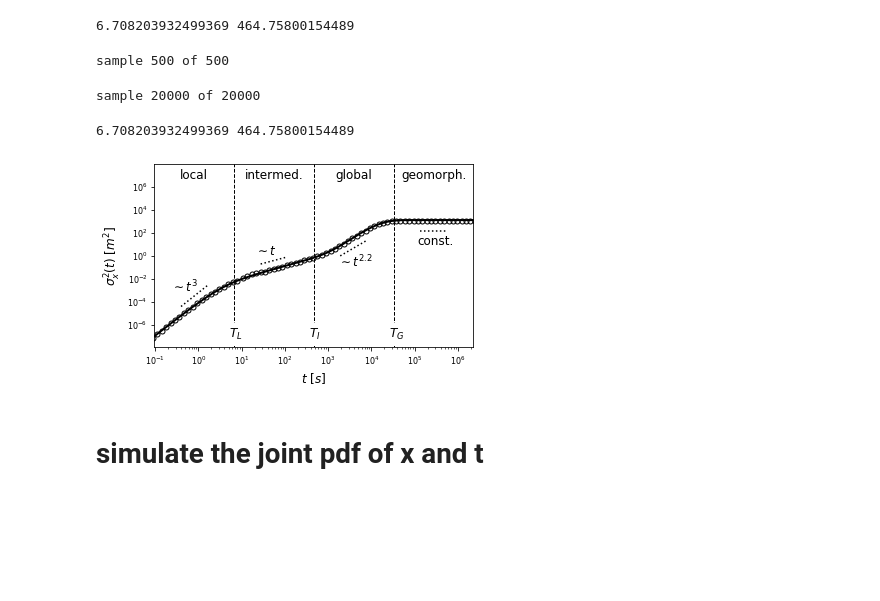
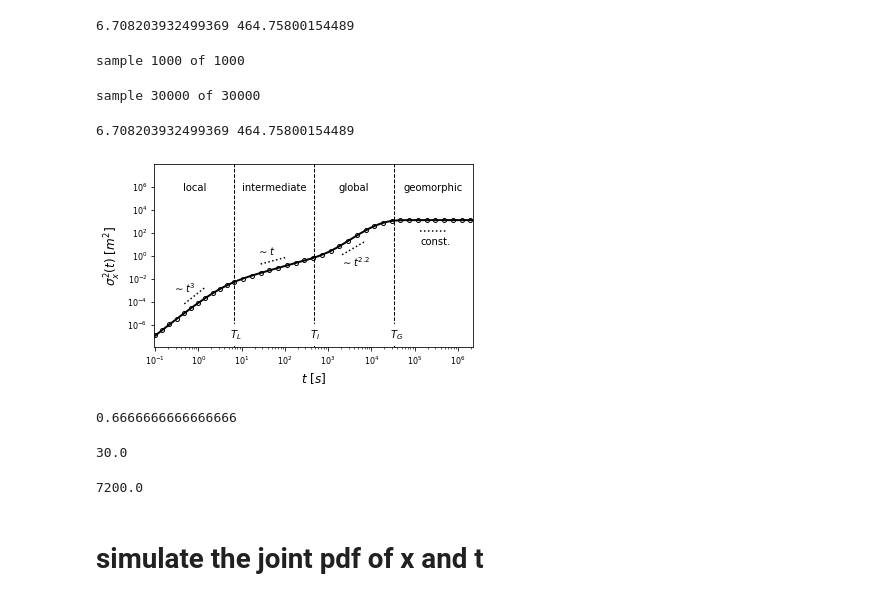
Before and after one commit to jkpierce/rw-diffu, a Jupyter notebook: code/trapping-model.ipynb, the cells around one changed output. Cells and saved outputs as stored; diff of their text form; code cells hidden in the pictures; blank space fills up the shorter version.

```diff
--- a/code/trapping-model.ipynb
+++ b/code/trapping-model.ipynb
@@ -230,17 +231,17 @@ print(tau1,tau2)
 # %% [output]
 6.708203932499369 464.75800154489
 # %%
-T,X = ens(500, k1=k1,k2=k2,kap=kap,v=v,dt=1e-2,tmax=1e7,theta1=1,theta2=0,T='geom')
+T,X = ens(1000, k1=k1,k2=k2,kap=kap,v=v,dt=1e-2,tmax=1e7,theta1=1,theta2=0,T='geom')
 np.save('../simul/sim-coarse',[T,X]) # this is adequate resolution for t>10
 # this simulation takes some time.
 # like 45mins probs to do both
 # %% [output]
-sample 500 of 500
+sample 1000 of 1000
 # %%
-TF,XF = ens(20000, k1=k1,k2=k2,kap=kap,v=v,dt=1e-3,tmax=10,theta1=1,theta2=0,T='geom')
+TF,XF = ens(30000, k1=k1,k2=k2,kap=kap,v=v,dt=1e-3,tmax=12,theta1=1,theta2=0,T='geom')
 np.save('../simul/sim-fine',[TF,XF]) # this is nice resolution for t<10
 # %% [output]
-sample 20000 of 20000
+sample 30000 of 30000
 # %%
 # load in prior simulations if necessary
 T,X = np.load('../simul/sim-coarse.npy',allow_pickle=True)
@@ -273,9 +274,17 @@ plt.rc('figure', titlesize=medsize)  # fontsize of the figure title
 t = np.geomspace(1e-6,1e7,1000)
 
 n=1
+x1,y1 = T[T>9], varx[T>9]
+x2,y2 = TF[:-2],varxf[:-2]
+x1=x1[::2]
+x2=x2[::2]
+y1=y1[::2]
+y2=y2[::2]
 plt.loglog(t,cumulants(t,2,k2,k1,kap,v,0),color='black',zorder=1,lw=2)
-plt.loglog(T[T>9],varx[T>9],'o',color='black',mfc='none',markersize=5,zorder=0)
-plt.loglog(TF[:-1],varxf[:-1],'o',color='black',mfc='none',markersize=5,zorder=0)
+#plt.loglog(t,cumulants(t,2,k2,k1,kap,v,1)/10,color='blue',zorder=1,lw=2)
+
+plt.loglog(x1,y1,'o',color='black',mfc='none',markersize=4,zorder=0)
+plt.loglog(x2,y2,'o',color='black',mfc='none',markersize=4,zorder=0)
 
 # PLOT THE CROSSOVER TIMES
 from math import sqrt
@@ -303,56 +312,68 @@ cl = tau1*10**(-w/2)# center of local range
 ci = tc
 cg = tau2*10**(w/2)
 cG = tau3*10**(w/2)
-tl = np.geomspace(cl*10**(-w/6),cl*10**(w/6),10)
+tl = np.geomspace(cl*10**(-w/8),cl*10**(w/8),10)
 plt.loglog(tl,tl**3*0.6e-3,linestyle=':',color='black')
 ti = np.geomspace(ci*10**(-w/6),ci*10**(w/6),10)
 plt.loglog(ti,ti*0.7e-2,linestyle=':',color='black')
-tg = np.geomspace(cg*10**(-w/6),cg*10**(w/6),10)
+tg = np.geomspace(cg*10**(-w/7),cg*10**(w/7),10)
 plt.loglog(tg,tg**2.2*6e-8,linestyle=':',color='black')
 tG = np.geomspace(cG*10**(-w/6),cG*10**(w/6),10)
 plt.loglog(tG,tG**0*1.5e2,linestyle=':',color='black')
 
 # draw on the text for the ranges
 xl,yl = 0.6*cl,0.6e-3#cl*0.4, 0.8e-3
-plt.text(xl,yl,r'$\sim t^3$',fontsize=12,horizontalalignment='center')
+plt.text(xl,yl,r'$\sim t^3$',fontsize=10,horizontalalignment='center')
 xi,yi = ci*0.65, 1.1
-plt.text(xi,yi,r'$\sim t$',fontsize=12,horizontalalignment='center')
+plt.text(xi,yi,r'$\sim t$',fontsize=10,horizontalalignment='center')
 xg,yg = cg*1.1, 1e-1
-plt.text(xg,yg,r'$\sim t^{2.2}$',fontsize=12,horizontalalignment='center')
+plt.text(xg,yg,r'$\sim t^{2.2}$',fontsize=10,horizontalalignment='center')
 xG,yG = cG*1.1, 9
-plt.text(xG,yG,'const.',fontsize=12,horizontalalignment='center')
+plt.text(xG,yG,'const.',fontsize=10,horizontalalignment='center')
 
 
-plt.text(cl,5e6,'local',fontsize=12,horizontalalignment='center')
-plt.text(ci,5e6,'intermed.',fontsize=12,horizontalalignment='center')
-plt.text(cg,5e6,'global',fontsize=12,horizontalalignment='center')
-plt.text(cG,5e6,'geomorph.',fontsize=12,horizontalalignment='center')
+plt.text(cl,5e5,'local',fontsize=10,horizontalalignment='center')
+plt.text(ci,5e5,'intermediate',fontsize=10,horizontalalignment='center')
+plt.text(cg,5e5,'global',fontsize=10,horizontalalignment='center')
+plt.text(cG,5e5,'geomorphic',fontsize=10,horizontalalignment='center')
 
 
 
 yticks = [1e-6,1e-4,1e-2,1e0,1e2,1e4,1e6]
 #ticklabels = ['0.4', '0.6', '0.8', '1.0', '1.2', '1.4', '1.6', '1.8', '2.0']
 plt.yticks(yticks)
 
 # set the axis labels
 plt.ylabel(r'$\sigma_x^2(t)$ [$m^2$]',fontsize=12)
 plt.xlabel(r'$t$ [$s$]',fontsize=12)
 
 # add the time labels
-plt.text(tau1*1.10,0.65e-7,r'$T_L$',fontsize=12,horizontalalignment='center',bbox=dict(edgecolor='none',facecolor='white', alpha=1))
-plt.text(tau2*1.05,0.65e-7,r'$T_I$',fontsize=12,horizontalalignment='center',bbox=dict(edgecolor='none',facecolor='white', alpha=1))
-plt.text(tau3*1.15,0.65e-7,r'$T_G$',fontsize=12,horizontalalignment='center',bbox=dict(edgecolor='none',facecolor='white', alpha=1))
+plt.text(tau1*1.10,0.65e-7,r'$T_L$',fontsize=10,horizontalalignment='center',bbox=dict(edgecolor='none',facecolor='white', alpha=1))
+plt.text(tau2*1.05,0.65e-7,r'$T_I$',fontsize=10,horizontalalignment='center',bbox=dict(edgecolor='none',facecolor='white', alpha=1))
+plt.text(tau3*1.15,0.65e-7,r'$T_G$',fontsize=10,horizontalalignment='center',bbox=dict(edgecolor='none',facecolor='white', alpha=1))
 
 
 fig = plt.gcf()
 w = 5.50107 # width of figure in inches
 fig.set_figheight(w/1.6)
 fig.set_figwidth(w)
 fig.tight_layout()
 fig.savefig('../grl/figures/diffusion.png', bbox_inches='tight',dpi=600)
 # %% [output]
 6.708203932499369 464.75800154489
-[figure, old version]
+[figure, new version]
+# %%
+k2
+# %% [output]
+0.6666666666666666
+# %%
+1/k1
+# %% [output]
+30.0
+# %%
+1/kap
+# %% [output]
+7200.0
 # %% [markdown]
 # simulate the joint pdf of x and t
 # %% [markdown]
```
Also changed, not shown: parts of 1 cell of this notebook, 11 other files.
